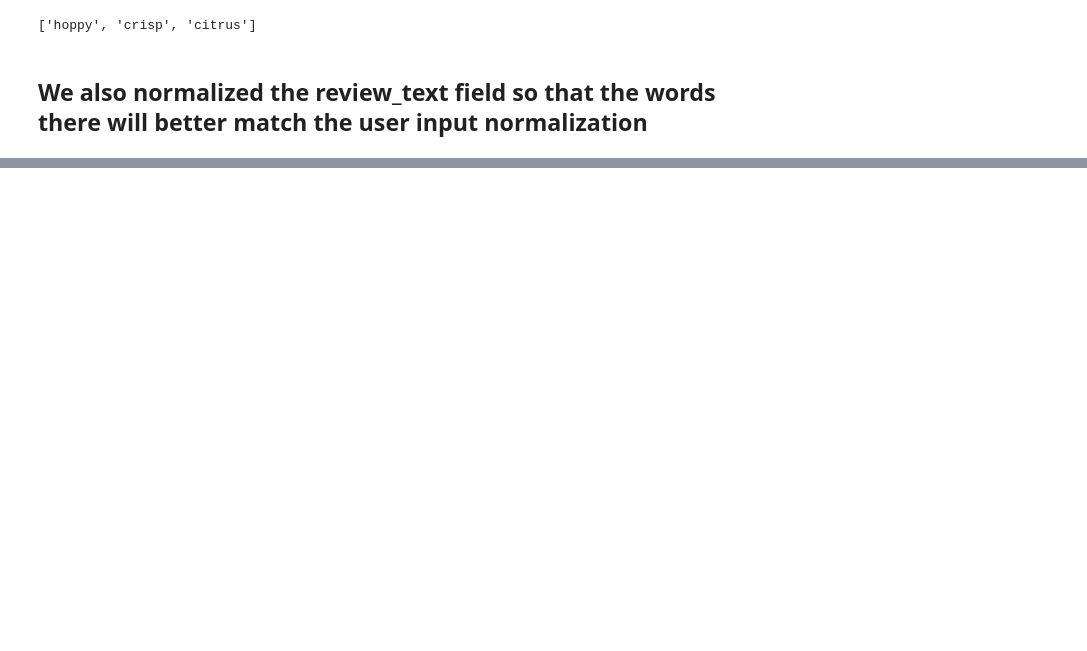
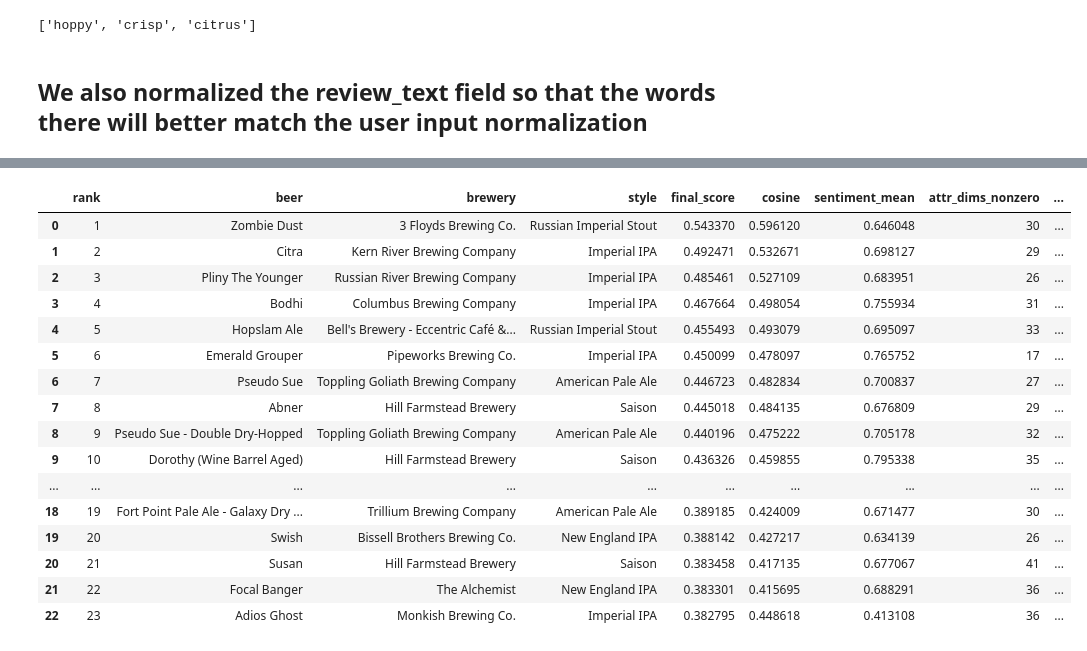
Before and after one commit to AHMerrill/unstructured-data-2, a Jupyter notebook: Task_B.ipynb, the cells around one changed output, grey strips where cells are left out. Drawn from its saved outputs; the diff is of its cells as text; code cells hidden in the pictures; blank space fills up the shorter version.

```diff
--- a/Task_B.ipynb
+++ b/Task_B.ipynb
@@ -255,3 +263,73 @@ NORM: poured from a bomber bottle into a duvel glass l deep brown color like mot
 # %%
-reviews.columns
+# ===============================================================
+# Recommender (Count BoW) + Cosine + VADER sentiment
+# Assumes you already have:
+#   reviews["review_norm"]   (normalized with ATTR_MAP)
+#   CUSTOMER_ATTRIBUTES      (normalized list, e.g., ["citrus","hoppy","crisp"])
+#   columns: beer, brewery, style, average_user_rating
+# ===============================================================
+
+# --- knobs you can tweak ---
+USE_BINARY = False        # False = counts (intensity matters), True = presence/absence
+SENTIMENT_WEIGHT = 0.5    # 0..1; multiplicative boost for sentiment (0 = ignore sentiment)
+
+# 1) Build a BoW on just your canonical attribute tokens (clean & interpretable)
+canonical_vocab = sorted(set(ATTR_MAP.values()))
+vectorizer = CountVectorizer(vocabulary=canonical_vocab, binary=USE_BINARY)
+
+# 2) Vectorize normalized reviews (review x vocab)
+X_bow = vectorizer.transform(reviews["review_norm"].astype(str))
+
+# 3) Collapse to BEER-level centroids (mean to avoid popularity bias)
+grp = reviews.groupby("beer", sort=False).indices               # dict: beer -> row indices
+beer_keys = list(grp.keys())
+beer_mat = np.vstack([X_bow[idxs].mean(axis=0).A1 for idxs in grp.values()])  # (n_beers x |vocab|)
+
+# 4) Turn the user's 3 attributes into a query vector in the same space
+query_doc = " ".join(CUSTOMER_ATTRIBUTES)   # e.g., "citrus hoppy crisp"
+qvec = vectorizer.transform([query_doc])    # (1 x |vocab|)
+cosine_scores = cosine_similarity(beer_mat, qvec).ravel()
+
+# 5) Sentiment: VADER per review → mean per beer (compute once, reuse later)
+if "_sentiment" not in reviews.columns:
+    try:
+        _ = SentimentIntensityAnalyzer()
+    except:
+        nltk.download("vader_lexicon", quiet=True)
+    sia = SentimentIntensityAnalyzer()
+    reviews["_sentiment"] = reviews["review_norm"].map(lambda t: sia.polarity_scores(t)["compound"])
+
+beer_sent = reviews.groupby("beer")["_sentiment"].mean().reindex(beer_keys).values
+sent_pos = (beer_sent + 1.0) / 2.0  # map [-1,1] → [0,1]
+
+# Blend: final = cosine * ((1 - w) + w * sent_pos)
+final_score = cosine_scores * ((1 - SENTIMENT_WEIGHT) + SENTIMENT_WEIGHT * sent_pos)
+
+# 6) Results table: Top 3 + next 20, with diagnostics
+meta = (reviews
+        .groupby("beer")[["brewery","style","average_user_rating"]]
+        .first()
+        .reset_index())
+
+results = (pd.DataFrame({
+            "beer": beer_keys,
+            "cosine": cosine_scores,
+            "sentiment_mean": beer_sent,
+            "final_score": final_score
+          })
+          .merge(meta, on="beer", how="left")
+          .sort_values("final_score", ascending=False)
+          .reset_index(drop=True))
+
+# Count how many attribute dimensions are actually present in each beer centroid
+attr_dims_nonzero = (beer_mat > 0).sum(axis=1)
+results["attr_dims_nonzero"] = attr_dims_nonzero
+
+# Rank + show Top 3 and the next 20 contenders (total 23)
+results["rank"] = np.arange(1, len(results) + 1)
+display_cols = ["rank","beer","brewery","style",
+                "final_score","cosine","sentiment_mean",
+                "attr_dims_nonzero","average_user_rating"]
+top_table = results.head(23)[display_cols]
+top_table
 # %% [output]
@@ -262,0 +336,17 @@ Index(['beer', 'brewery', 'style', 'style_id', 'average_user_rating',
+|  | rank | beer | brewery | style | final_score | cosine | sentiment_mean | attr_dims_nonzero | ... |
+| 0 | 1 | Zombie Dust | 3 Floyds Brewing Co. | Russian Imperial Stout | 0.543370 | 0.596120 | 0.646048 | 30 | ... |
+| 1 | 2 | Citra | Kern River Brewing Company | Imperial IPA | 0.492471 | 0.532671 | 0.698127 | 29 | ... |
+| 2 | 3 | Pliny The Younger | Russian River Brewing Company | Imperial IPA | 0.485461 | 0.527109 | 0.683951 | 26 | ... |
+| 3 | 4 | Bodhi | Columbus Brewing Company | Imperial IPA | 0.467664 | 0.498054 | 0.755934 | 31 | ... |
+| 4 | 5 | Hopslam Ale | Bell's Brewery - Eccentric Café &... | Russian Imperial Stout | 0.455493 | 0.493079 | 0.695097 | 33 | ... |
+| 5 | 6 | Emerald Grouper | Pipeworks Brewing Co. | Imperial IPA | 0.450099 | 0.478097 | 0.765752 | 17 | ... |
+| 6 | 7 | Pseudo Sue | Toppling Goliath Brewing Company | American Pale Ale | 0.446723 | 0.482834 | 0.700837 | 27 | ... |
+| 7 | 8 | Abner | Hill Farmstead Brewery | Saison | 0.445018 | 0.484135 | 0.676809 | 29 | ... |
+| 8 | 9 | Pseudo Sue - Double Dry-Hopped | Toppling Goliath Brewing Company | American Pale Ale | 0.440196 | 0.475222 | 0.705178 | 32 | ... |
+| 9 | 10 | Dorothy (Wine Barrel Aged) | Hill Farmstead Brewery | Saison | 0.436326 | 0.459855 | 0.795338 | 35 | ... |
+| ... | ... | ... | ... | ... | ... | ... | ... | ... | ... |
+| 18 | 19 | Fort Point Pale Ale - Galaxy Dry ... | Trillium Brewing Company | American Pale Ale | 0.389185 | 0.424009 | 0.671477 | 30 | ... |
+| 19 | 20 | Swish | Bissell Brothers Brewing Co. | New England IPA | 0.388142 | 0.427217 | 0.634139 | 26 | ... |
+| 20 | 21 | Susan | Hill Farmstead Brewery | Saison | 0.383458 | 0.417135 | 0.677067 | 41 | ... |
+| 21 | 22 | Focal Banger | The Alchemist | New England IPA | 0.383301 | 0.415695 | 0.688291 | 36 | ... |
+| 22 | 23 | Adios Ghost | Monkish Brewing Co. | Imperial IPA | 0.382795 | 0.448618 | 0.413108 | 36 | ... |
```
Also changed, not shown: parts of 8 cells of this notebook.
